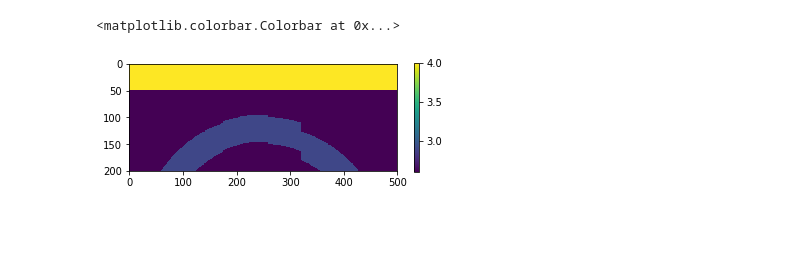
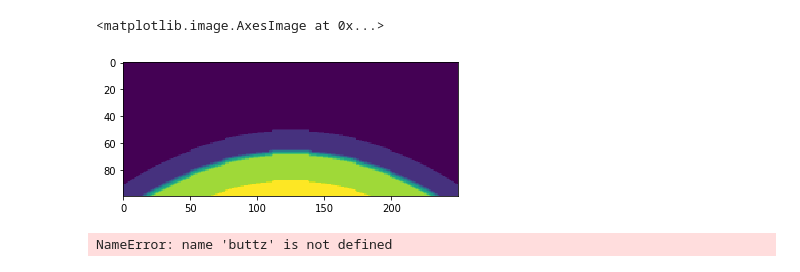
Before and after one commit to tccw/geotools, a Jupyter notebook: toys/devito_WSL/velocity_building.ipynb, the cells around one changed output. Drawn from its saved outputs; the diff is of its cells as text; code cells hidden in the pictures; blank space fills up the shorter version.

```diff
--- a/toys/devito_WSL/velocity_building.ipynb
+++ b/toys/devito_WSL/velocity_building.ipynb
@@ -58,3 +112,9 @@ plt.imshow(buttz)
+# %%
+new_size = resize(new, output_shape=(100,250),mode='reflect', anti_aliasing=True)
+plt.imshow(new_size)
+# %% [output]
+<matplotlib.image.AxesImage at 0x...>
+[figure, added]
 # %%
 anticline_vp_faults_5m = buttz.astype('float64')
 anticline_vp_faults_5m[:50,:] =-1
@@ -64,11 +124,10 @@ anticline_vp_faults_5m[anticline_vp_faults_5m == 6] = 2.6
 anticline_vp_faults_5m[anticline_vp_faults_5m == 4] = 2.9
 anticline_vp_faults_5m[anticline_vp_faults_5m == -1] = 4.
 
-plt.imshow(anticline_vp_faults_5m, aspect='equal')
+plt.imshow(anticline_vp_faults_5m, aspect='equal', cmap='Pastel1')
 plt.colorbar(shrink=0.5)
 # %% [output]
-<matplotlib.colorbar.Colorbar at 0x...>
+NameError: name 'buttz' is not defined
-[figure, removed]
 # %%
 np.save('data/anticline_vp_faults_5m.npy', anticline_vp_faults_5m)
 np.save('data/anticline_vp_faults_5m.npy', anticline_vp)
```
Also changed, not shown: parts of 8 cells of this notebook, 1 other file.
